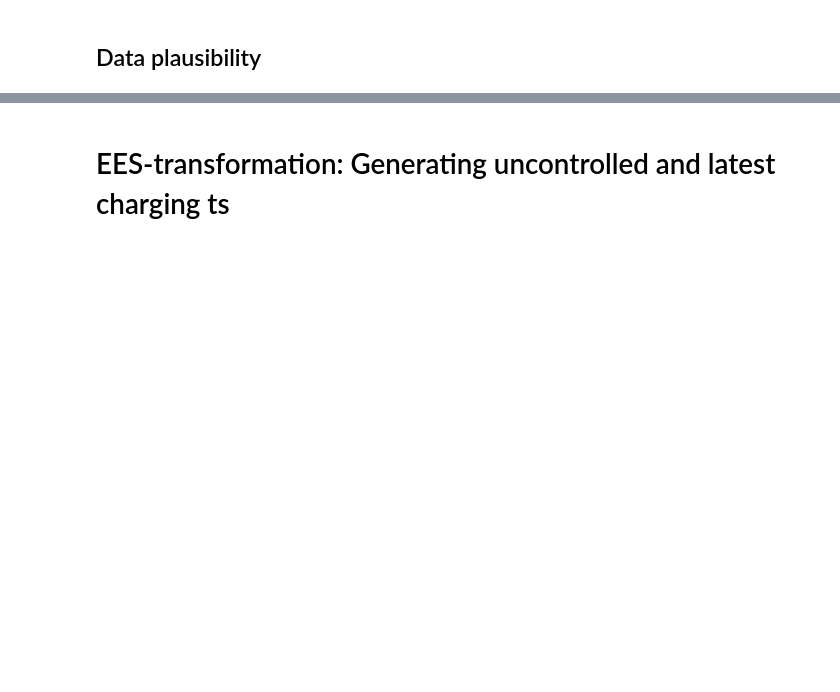
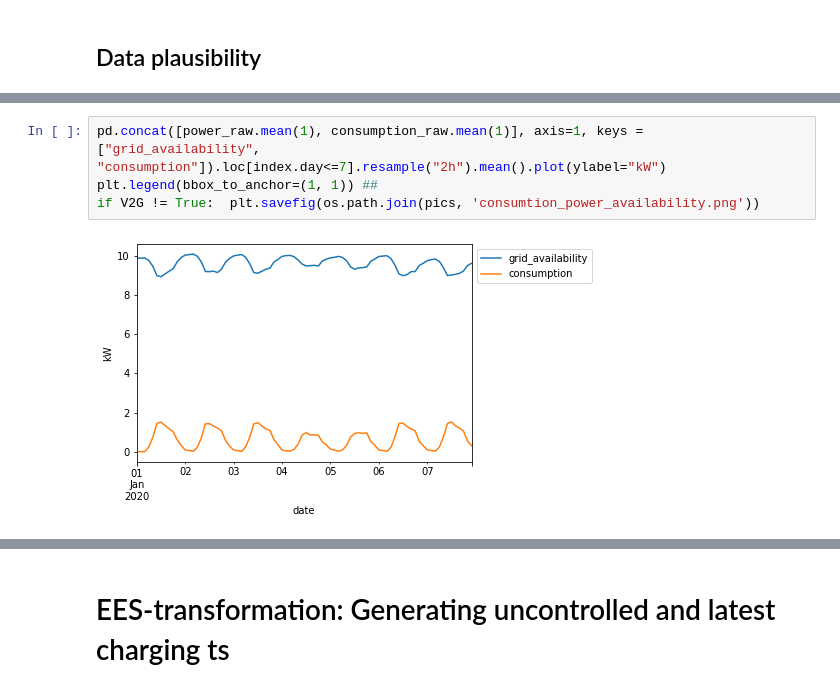
Before and after one commit to jmuessel/VirtualStorageEV, a Jupyter notebook: Aggregation/EES_Preprocessing.ipynb, the cells around one changed output, grey strips where cells are left out. Cells and saved outputs as stored; diff of their text form; blank space fills up the shorter version.

```diff
--- a/Aggregation/EES_Preprocessing.ipynb
+++ b/Aggregation/EES_Preprocessing.ipynb
@@ -186,0 +91,6 @@ def plot_results(variable, car):
+# %%
+pd.concat([power_raw.mean(1), consumption_raw.mean(1)], axis=1, keys = ["grid_availability", "consumption"]).loc[index.day<=7].resample("2h").mean().plot(ylabel="kW")
+plt.legend(bbox_to_anchor=(1, 1)) ##
+if V2G != True:  plt.savefig(os.path.join(pics, 'consumtion_power_availability.png'))
+# %% [output]
+[figure, added]
```
Also changed, not shown: parts of 56 cells of this notebook, 1 other file.
